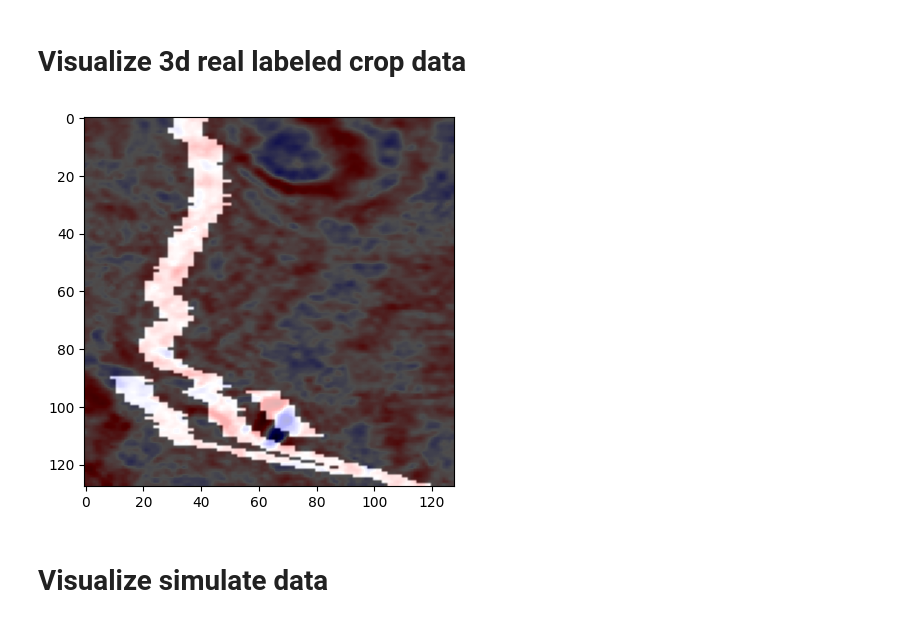
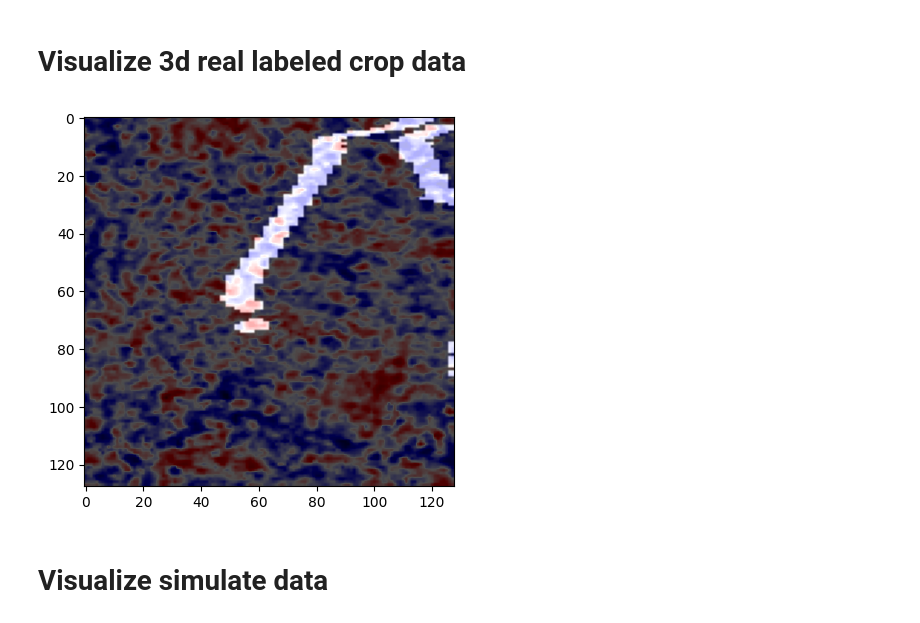
Before and after one commit to Kinlyran/Fault_Recong_zzr, a Jupyter notebook: data_explore.ipynb, the cells around one changed output. Drawn from its saved outputs; the diff is of its cells as text; code cells hidden in the pictures.

```diff
--- a/data_explore.ipynb
+++ b/data_explore.ipynb
@@ -48,19 +48,17 @@ root_path = '/home/zhangzr/FaultRecongnition/Fault_data/public_data'
 scr_root_path = os.path.join(root_path, 'crop')
 data_split = 'train'
 data_lst = os.listdir(os.path.join(scr_root_path, data_split))
-index = 1
+index = 0
 with h5py.File(os.path.join(scr_root_path, data_split, data_lst[index]), 'r') as f:
     seis = f['raw'][:]
     label = f['label'][:]
 # %%
-slice_id = 100
+slice_id = 60
 plt.imshow(seis[:,:,slice_id], cmap='seismic')
 plt.imshow(label[:,:,slice_id], cmap='gray', alpha=0.7)
-fig.axes.xaxis.set_visible(False)
-fig.axes.yaxis.set_visible(False)
 plt.show()
 # %% [output]
-[figure, old version]
+[figure, new version]
 # %% [markdown]
 # Visualize simulate data
 # %%
```
Also changed, not shown: parts of 6 cells of this notebook, 3 other files.
